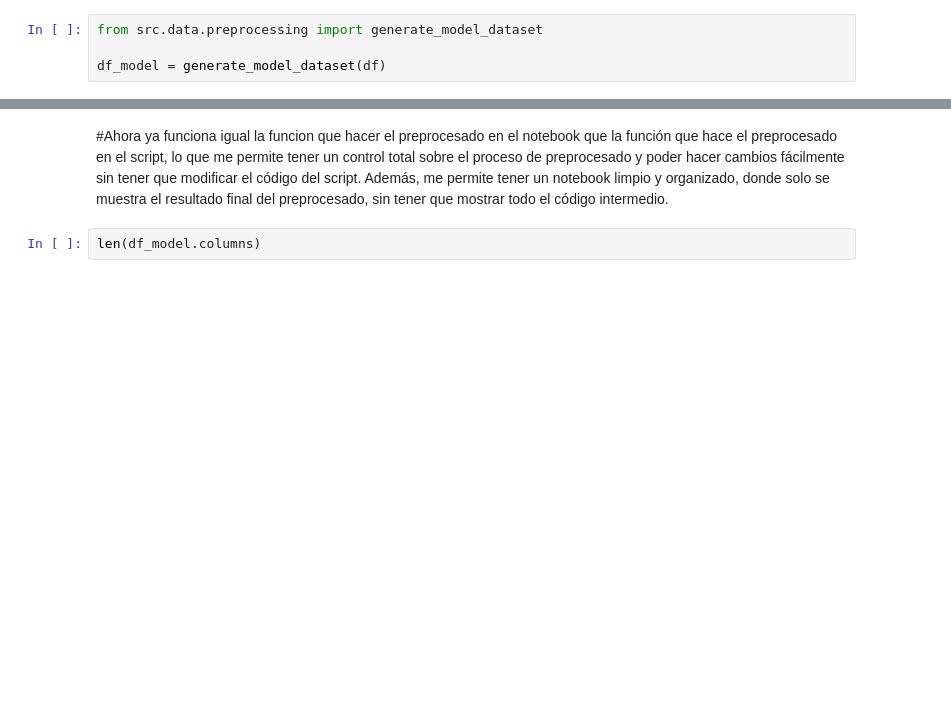
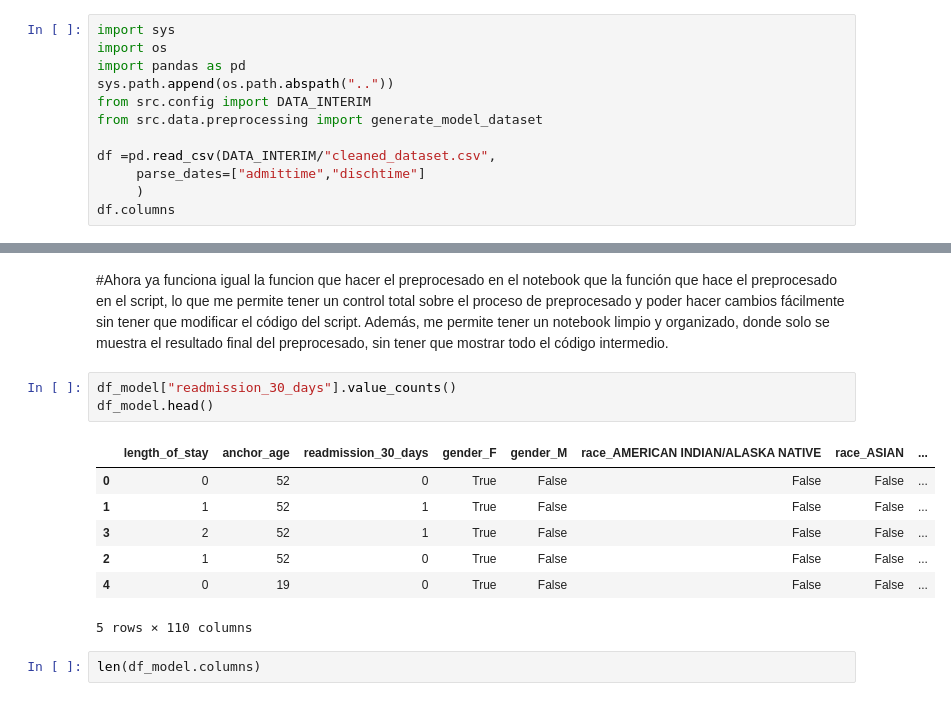
Before and after one commit to evainda/tfm-readmission-prediction-, a Jupyter notebook: notebooks/02_preprocessing.ipynb, the cells around one changed output, grey strips where cells are left out. Cells and saved outputs as stored; diff of their text form; blank space fills up the shorter version.

```diff
--- a/notebooks/02_preprocessing.ipynb
+++ b/notebooks/02_preprocessing.ipynb
@@ -297,7 +297,15 @@ len(df.columns)
 # %% [markdown]
 QUIERO AUTOMATIZAR LO ANTERIOR A TRAVES DE LA SEGUNDA FUNCION
 # %%
+import sys
+import os
+import pandas as pd
+sys.path.append(os.path.abspath(".."))
+from src.config import DATA_INTERIM
 from src.data.preprocessing import generate_model_dataset
 
-df_model = generate_model_dataset(df)
+df =pd.read_csv(DATA_INTERIM/"cleaned_dataset.csv",
+     parse_dates=["admittime","dischtime"]
+     )
+df.columns
 # %% [output]
@@ -309,5 +341,16 @@ Model dataset created.
 # %% [markdown]
 #Ahora ya funciona igual la funcion que hacer el preprocesado en el notebook que la función que hace el preprocesado en el script, lo que me permite tener un control total sobre el proceso de preprocesado y poder hacer cambios fácilmente sin tener que modificar el código del script. Además, me permite tener un notebook limpio y organizado, donde solo se muestra el resultado final del preprocesado, sin tener que mostrar todo el código intermedio.
+# %%
+df_model["readmission_30_days"].value_counts()
+df_model.head()
+# %% [output]
+|  | length_of_stay | anchor_age | readmission_30_days | gender_F | gender_M | race_AMERICAN INDIAN/ALASKA NATIVE | race_ASIAN | ... |
+| 0 | 0 | 52 | 0 | True | False | False | False | ... |
+| 1 | 1 | 52 | 1 | True | False | False | False | ... |
+| 3 | 2 | 52 | 1 | True | False | False | False | ... |
+| 2 | 1 | 52 | 0 | True | False | False | False | ... |
+| 4 | 0 | 19 | 0 | True | False | False | False | ... |
+5 rows × 110 columns
 # %%
 len(df_model.columns)
 # %% [output]
```
Also changed, not shown: parts of 3 cells of this notebook, 3 other files.
